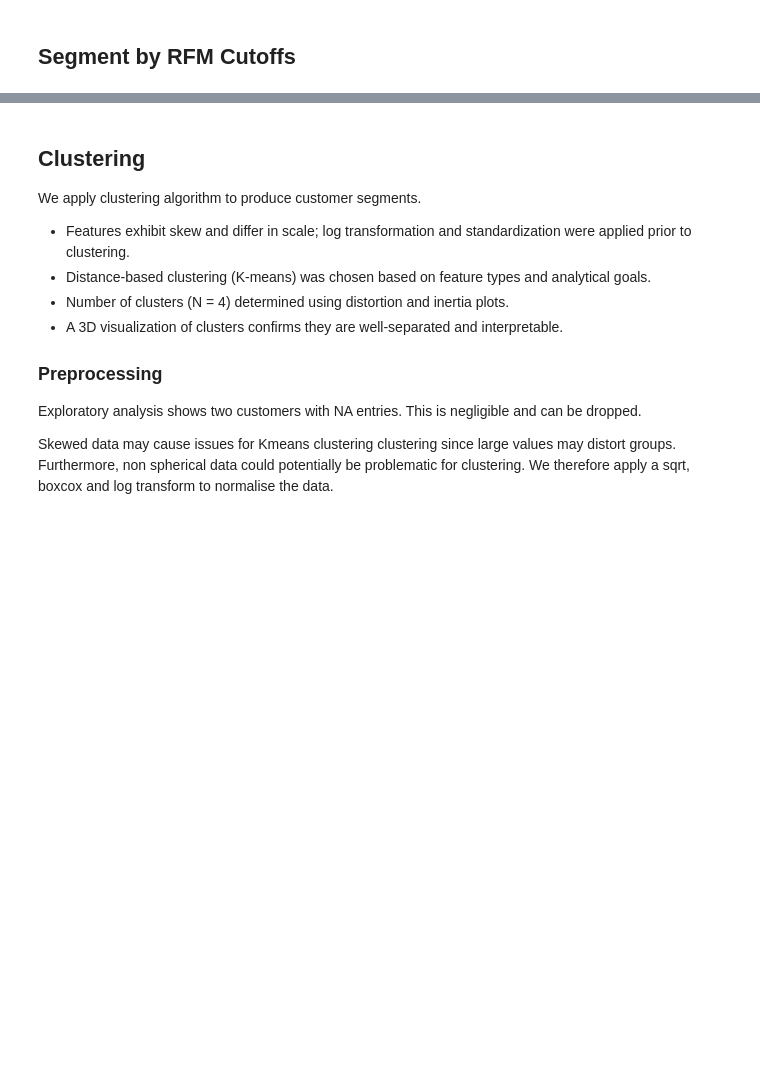
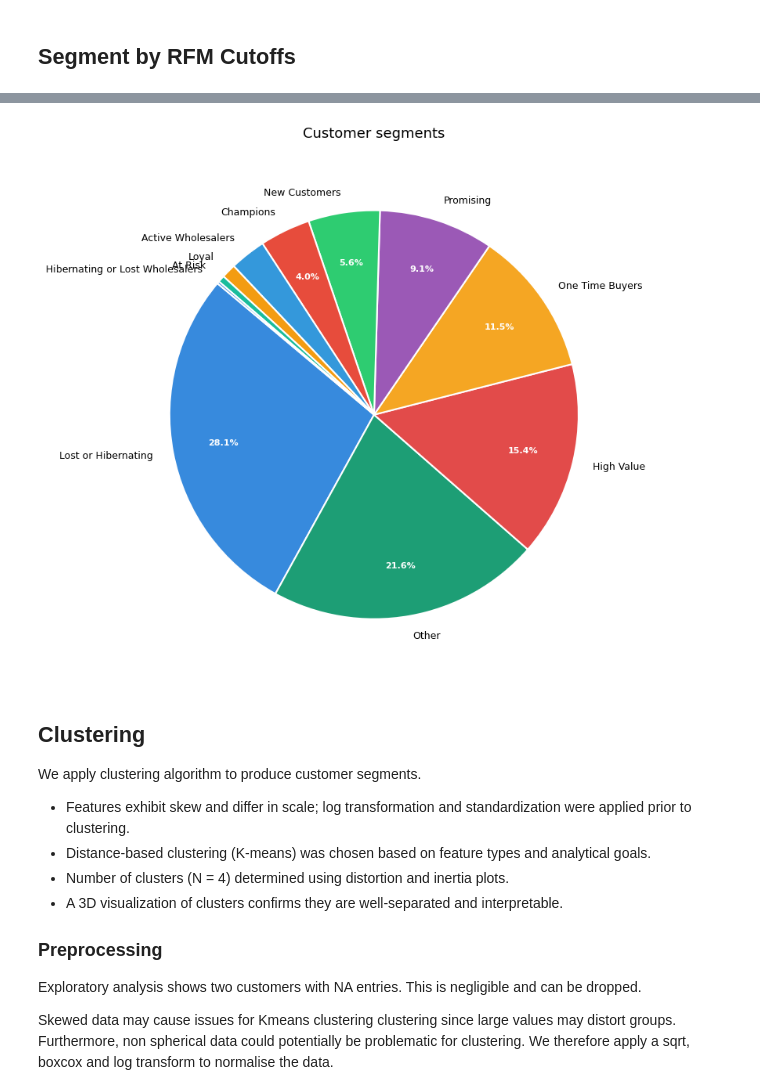
Before and after one commit to hwondo/EcommerceSales, a Jupyter notebook: notebooks/2b_rfm_analysis.ipynb, the cells around one changed output, grey strips where cells are left out. Saved outputs shown, nothing was run; the diff lists cells and outputs as text; code cells hidden in the pictures; blank space fills up the shorter version.

```diff
--- a/notebooks/2b_rfm_analysis.ipynb
+++ b/notebooks/2b_rfm_analysis.ipynb
@@ -299,3 +325,38 @@ rfm_seg_df
+# %%
+import matplotlib.pyplot as plt
+
+segment_counts = rfm_seg_df['Segment'].value_counts()
+
+colors = [
+    '#378ADD', '#1D9E75', '#E24B4A', '#F5A623',
+    '#9B59B6', '#2ECC71', '#E74C3C', '#3498DB',
+    '#F39C12', '#1ABC9C'
+]
+
+fig, ax = plt.subplots(figsize=(8, 8))
+
+wedges, texts, autotexts = ax.pie(
+    segment_counts,
+    labels      = segment_counts.index,
+    autopct     = lambda p: f'{p:.1f}%' if p > 3 else '',
+    colors      = colors[:len(segment_counts)],
+    startangle  = 140,
+    pctdistance = 0.75,
+    wedgeprops  = {'edgecolor': 'white', 'linewidth': 1.5}
+)
+
+for text in texts:
+    text.set_fontsize(9)
+for autotext in autotexts:
+    autotext.set_fontsize(8)
+    autotext.set_color('white')
+    autotext.set_fontweight('bold')
+
+ax.set_title('Customer segments', fontsize=13, pad=20)
+plt.tight_layout()
+plt.show()
+# %% [output]
+[figure, added]
 # %%
 # Reshape to long format
 customer_categories = (
```
Also changed, not shown: parts of 4 cells of this notebook, 8 other files.
